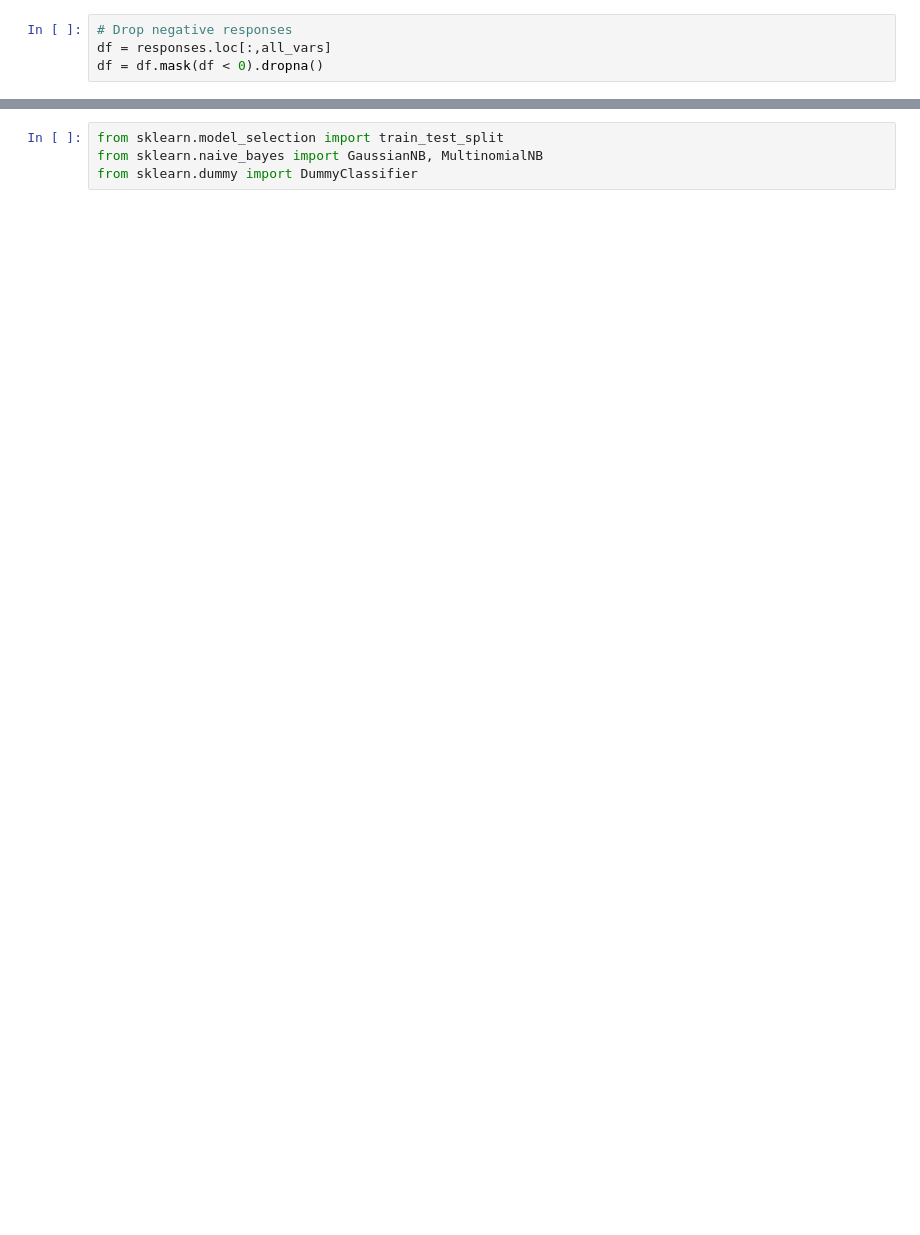
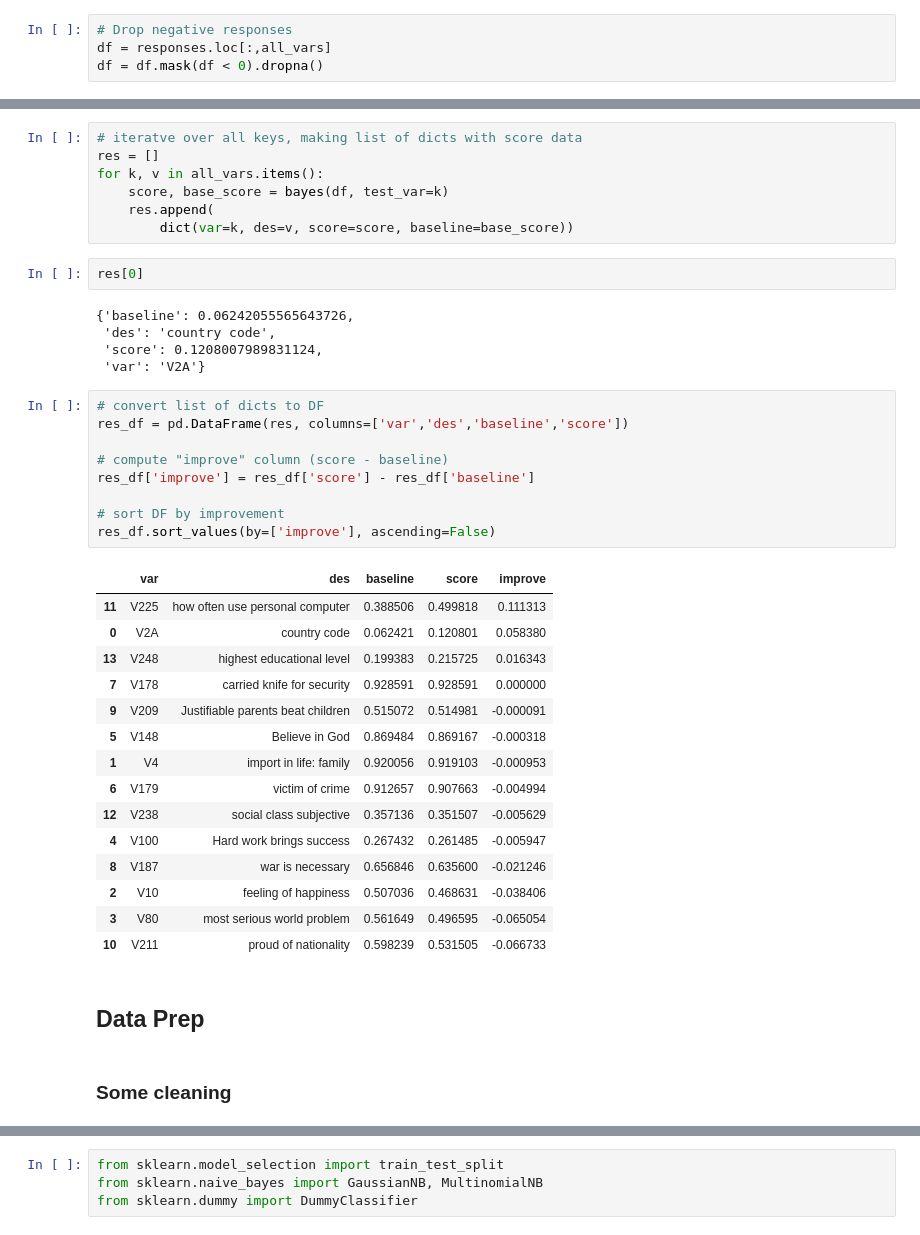
Before and after one commit to dustinmichels/bayesian-values-guesser, a Jupyter notebook: bayes.ipynb, the cells around one changed output, grey strips where cells are left out. Cells and saved outputs as stored; diff of their text form; blank space fills up the shorter version.

```diff
--- a/bayes.ipynb
+++ b/bayes.ipynb
@@ -42,0 +129,43 @@ df = df.mask(df < 0).dropna()
+# %%
+# iteratve over all keys, making list of dicts with score data
+res = []
+for k, v in all_vars.items():
+    score, base_score = bayes(df, test_var=k)
+    res.append(
+        dict(var=k, des=v, score=score, baseline=base_score))
+# %%
+res[0]
+# %% [output]
+{'baseline': 0.06242055565643726,
+ 'des': 'country code',
+ 'score': 0.1208007989831124,
+ 'var': 'V2A'}
+# %%
+# convert list of dicts to DF
+res_df = pd.DataFrame(res, columns=['var','des','baseline','score'])
+
+# compute "improve" column (score - baseline)
+res_df['improve'] = res_df['score'] - res_df['baseline']
+
+# sort DF by improvement
+res_df.sort_values(by=['improve'], ascending=False)
+# %% [output]
+|  | var | des | baseline | score | improve |
+| 11 | V225 | how often use personal computer | 0.388506 | 0.499818 | 0.111313 |
+| 0 | V2A | country code | 0.062421 | 0.120801 | 0.058380 |
+| 13 | V248 | highest educational level | 0.199383 | 0.215725 | 0.016343 |
+| 7 | V178 | carried knife for security | 0.928591 | 0.928591 | 0.000000 |
+| 9 | V209 | Justifiable parents beat children | 0.515072 | 0.514981 | -0.000091 |
+| 5 | V148 | Believe in God | 0.869484 | 0.869167 | -0.000318 |
+| 1 | V4 | import in life: family | 0.920056 | 0.919103 | -0.000953 |
+| 6 | V179 | victim of crime | 0.912657 | 0.907663 | -0.004994 |
+| 12 | V238 | social class subjective | 0.357136 | 0.351507 | -0.005629 |
+| 4 | V100 | Hard work brings success | 0.267432 | 0.261485 | -0.005947 |
+| 8 | V187 | war is necessary | 0.656846 | 0.635600 | -0.021246 |
+| 2 | V10 | feeling of happiness | 0.507036 | 0.468631 | -0.038406 |
+| 3 | V80 | most serious world problem | 0.561649 | 0.496595 | -0.065054 |
+| 10 | V211 | proud of nationality | 0.598239 | 0.531505 | -0.066733 |
+# %% [markdown]
+## Data Prep
+# %% [markdown]
+### Some cleaning
```
Also changed, not shown: parts of 46 cells of this notebook, 5 other files.
